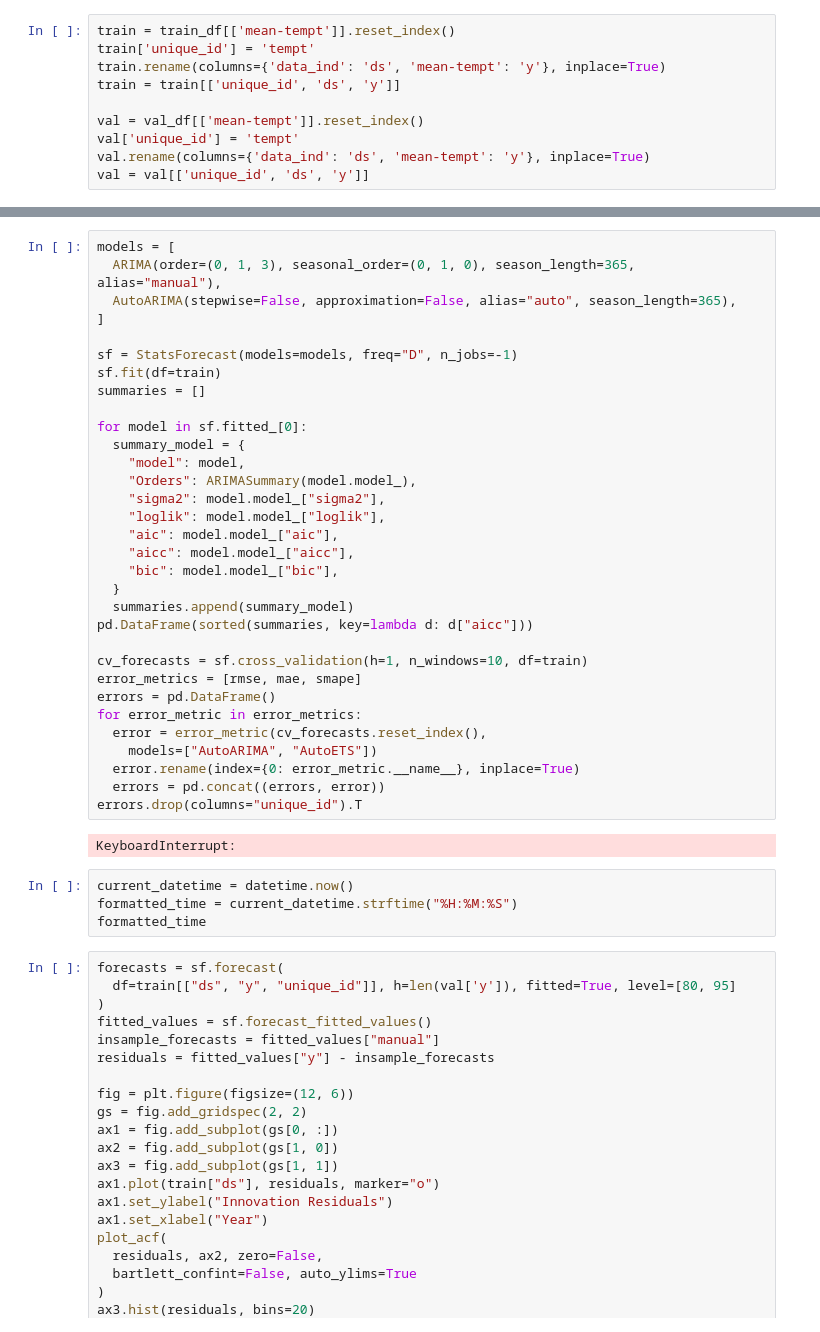
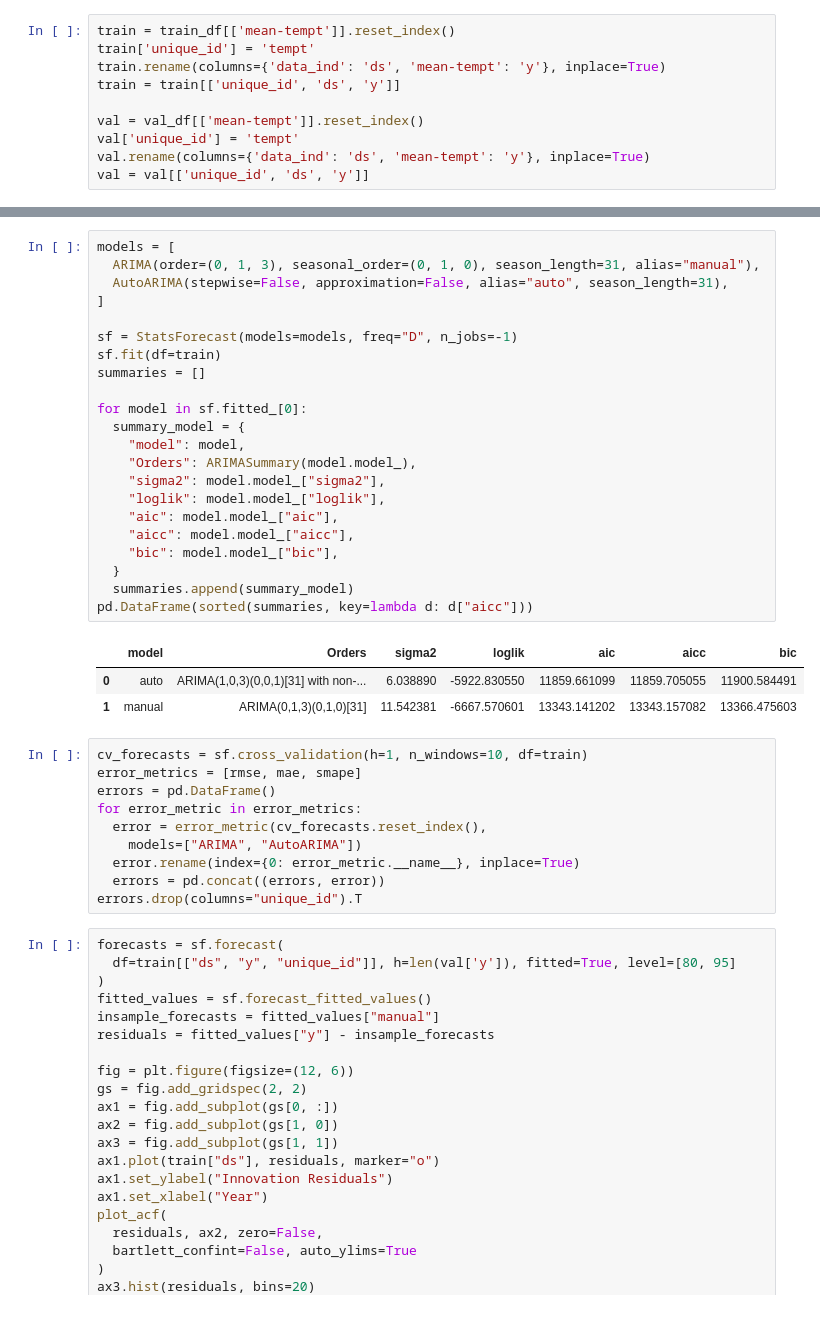
Before and after one commit to HannaHalka/Time-Series, a Jupyter notebook: Ass6/Assignment6.ipynb, the cells around one changed output, grey strips where cells are left out. Cells and saved outputs as stored; diff of their text form.

Commit message:
ass6 metrics

```diff
--- a/Ass6/Assignment6.ipynb
+++ b/Ass6/Assignment6.ipynb
@@ -101,41 +93,39 @@ formatted_time
 # %%
 models = [
-  ARIMA(order=(0, 1, 3), seasonal_order=(0, 1, 0), season_length=365, alias="manual"),
-  AutoARIMA(stepwise=False, approximation=False, alias="auto", season_length=365),
+  ARIMA(order=(0, 1, 3), seasonal_order=(0, 1, 0), season_length=31, alias="manual"),
+  AutoARIMA(stepwise=False, approximation=False, alias="auto", season_length=31),
 ]
 
 sf = StatsForecast(models=models, freq="D", n_jobs=-1)
 sf.fit(df=train)
 summaries = []
 
 for model in sf.fitted_[0]:
   summary_model = {
     "model": model,
     "Orders": ARIMASummary(model.model_),
     "sigma2": model.model_["sigma2"],
     "loglik": model.model_["loglik"],
     "aic": model.model_["aic"],
     "aicc": model.model_["aicc"],
     "bic": model.model_["bic"],
   }
   summaries.append(summary_model)
 pd.DataFrame(sorted(summaries, key=lambda d: d["aicc"]))
-
-cv_forecasts = sf.cross_validation(h=1, n_windows=10, df=train)
-error_metrics = [rmse, mae, smape]
-errors = pd.DataFrame()
-for error_metric in error_metrics:
-  error = error_metric(cv_forecasts.reset_index(),
-    models=["AutoARIMA", "AutoETS"])
-  error.rename(index={0: error_metric.__name__}, inplace=True)
-  errors = pd.concat((errors, error))
-errors.drop(columns="unique_id").T
 # %% [output]
-KeyboardInterrupt:
+|  | model | Orders | sigma2 | loglik | aic | aicc | bic |
+| 0 | auto | ARIMA(1,0,3)(0,0,1)[31] with non-... | 6.038890 | -5922.830550 | 11859.661099 | 11859.705055 | 11900.584491 |
+| 1 | manual | ARIMA(0,1,3)(0,1,0)[31] | 11.542381 | -6667.570601 | 13343.141202 | 13343.157082 | 13366.475603 |
-# %%
-current_datetime = datetime.now()
-formatted_time = current_datetime.strftime("%H:%M:%S")
-formatted_time
+# %%
+cv_forecasts = sf.cross_validation(h=1, n_windows=10, df=train)
+error_metrics = [rmse, mae, smape]
+errors = pd.DataFrame()
+for error_metric in error_metrics:
+  error = error_metric(cv_forecasts.reset_index(),
+    models=["ARIMA", "AutoARIMA"])
+  error.rename(index={0: error_metric.__name__}, inplace=True)
+  errors = pd.concat((errors, error))
+errors.drop(columns="unique_id").T
 # %%
 forecasts = sf.forecast(
   df=train[["ds", "y", "unique_id"]], h=len(val['y']), fitted=True, level=[80, 95]
```
Also changed, not shown: parts of 11 cells of this notebook.
